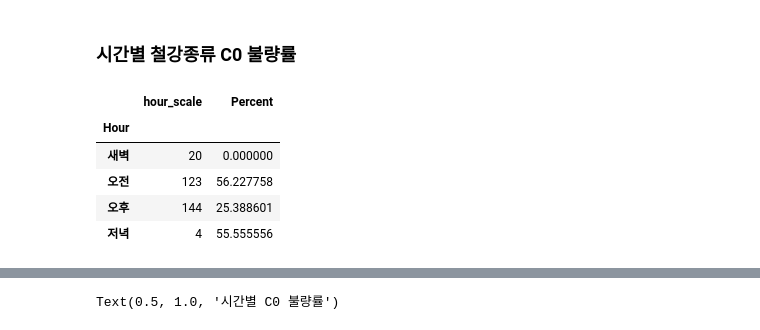
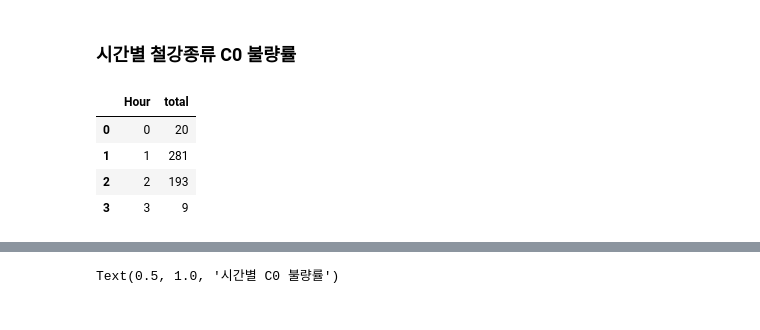
Before and after one commit to ManuSong/First-Project-8, a Jupyter notebook: 8조_프젝.ipynb, the cells around one changed output, grey strips where cells are left out. Saved outputs shown, nothing was run; the diff lists cells and outputs as text; code cells hidden in the pictures.

```diff
--- a/8조_프젝.ipynb
+++ b/8조_프젝.ipynb
@@ -263,14 +263,13 @@ Text(0.5, 1.0, '철강 종류에 따른 불량확률')
 # %%
 c0_data = df[df['STEEL_KIND'] == 'C0']
 c0_hours = c0_data.groupby('Hour').agg(hour_scale = ('SCALE', 'sum'))
-c0_total = c0_data.groupby('Hour').agg(total = ('SCALE', 'count'))
+c0_total = c0_data.groupby('Hour').agg(total = ('SCALE', 'count')).reset_index()
 c0_hours['Perent'] = 100 - (c0_hours['hour_scale'] / c0_total['total'] * 100)
 c0_hours= c0_hours.rename(columns = {'Perent' : 'Percent'})
-c0_hours
+c0_total
 # %% [output]
-|  | hour_scale | Percent |
-| Hour |  |  |
-| 새벽 | 20 | 0.000000 |
-| 오전 | 123 | 56.227758 |
-| 오후 | 144 | 25.388601 |
-| 저녁 | 4 | 55.555556 |
+|  | Hour | total |
+| 0 | 0 | 20 |
+| 1 | 1 | 281 |
+| 2 | 2 | 193 |
+| 3 | 3 | 9 |
```
Also changed, not shown: parts of 17 cells of this notebook.
